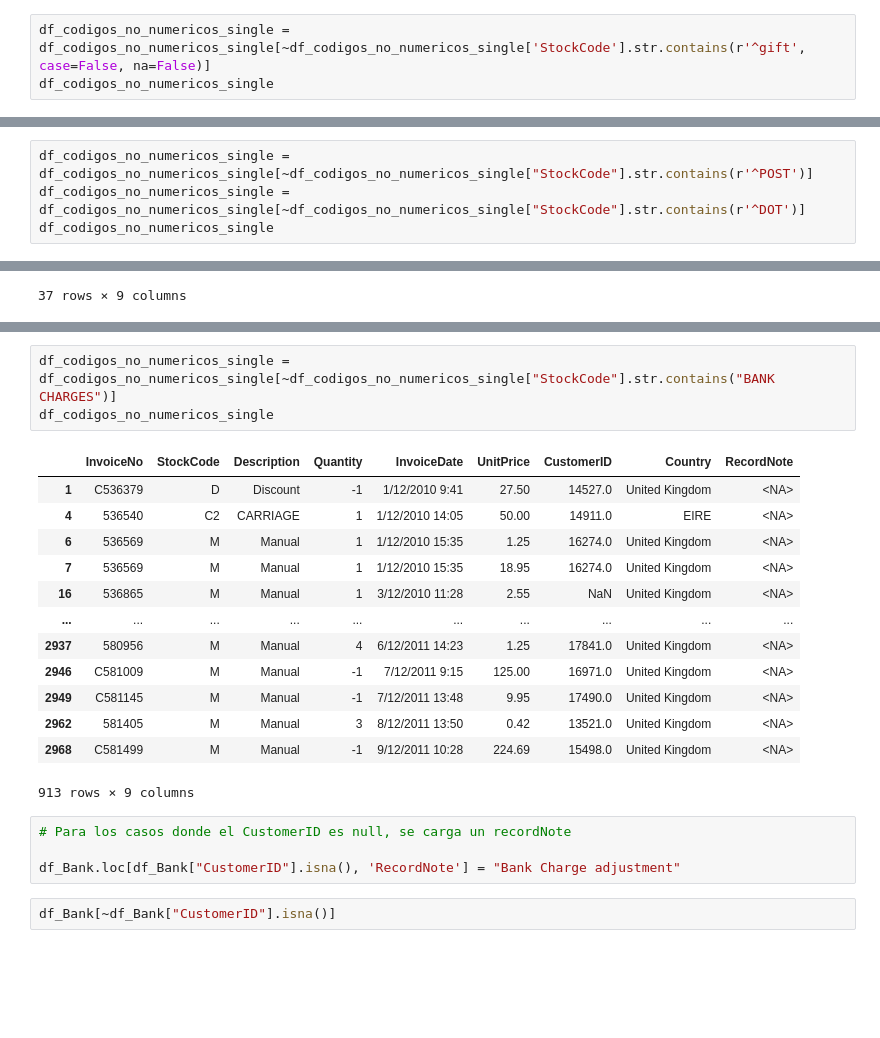
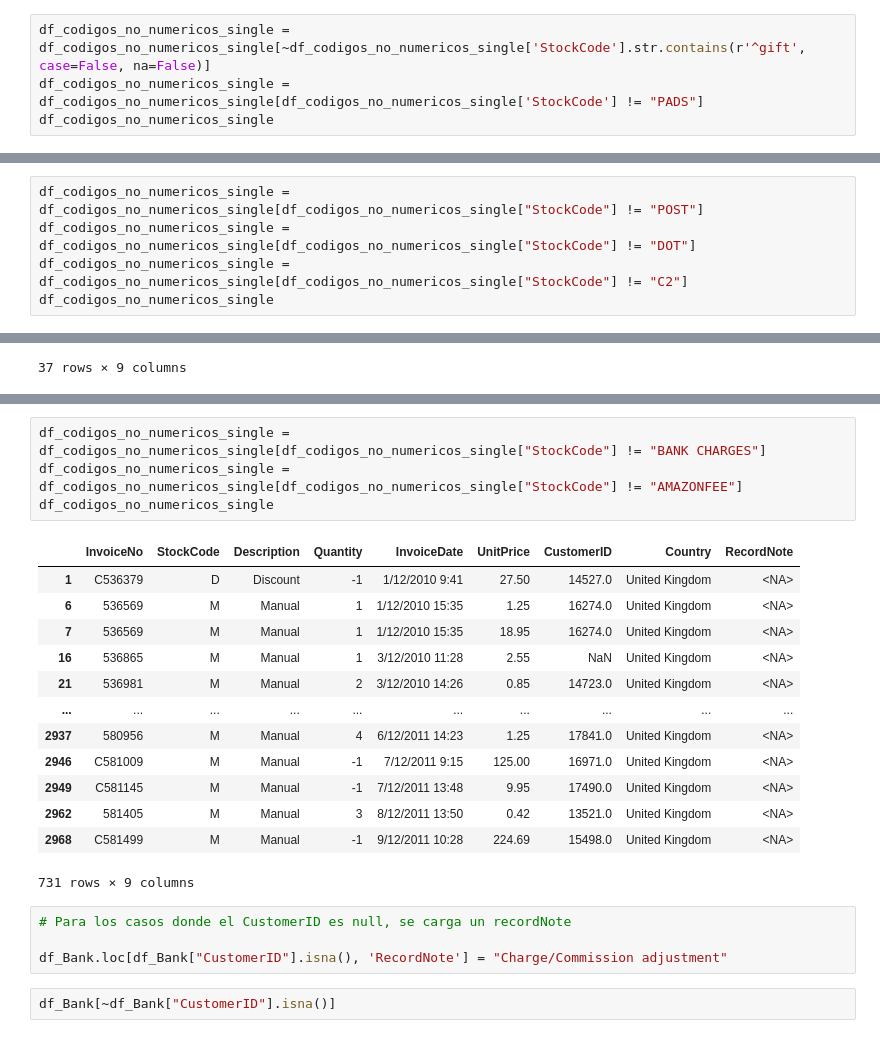
Before and after one commit to Vialesoft/Vialesoft_Devlab, a Jupyter notebook: Mini_Proyectos/ETL_Retail/Python ETL/main.ipynb, the cells around one changed output, grey strips where cells are left out. Saved outputs shown, nothing was run; the diff lists cells and outputs as text; blank space fills up the shorter version.

```diff
--- a/Mini_Proyectos/ETL_Retail/Python ETL/main.ipynb
+++ b/Mini_Proyectos/ETL_Retail/Python ETL/main.ipynb
@@ -747,5 +769,6 @@ df_Final = pd.concat([df_Final,
 # %%
 df_codigos_no_numericos_single = df_codigos_no_numericos_single[~df_codigos_no_numericos_single['StockCode'].str.contains(r'^gift', case=False, na=False)]
+df_codigos_no_numericos_single = df_codigos_no_numericos_single[df_codigos_no_numericos_single['StockCode'] != "PADS"]
 df_codigos_no_numericos_single
 # %% [output]
 |  | InvoiceNo | StockCode | Description | Quantity | InvoiceDate | UnitPrice | CustomerID | Country | RecordNote |
@@ -850,6 +897,7 @@ df_post
 # %%
-df_codigos_no_numericos_single = df_codigos_no_numericos_single[~df_codigos_no_numericos_single["StockCode"].str.contains(r'^POST')]
-df_codigos_no_numericos_single = df_codigos_no_numericos_single[~df_codigos_no_numericos_single["StockCode"].str.contains(r'^DOT')]
+df_codigos_no_numericos_single = df_codigos_no_numericos_single[df_codigos_no_numericos_single["StockCode"] != "POST"]
+df_codigos_no_numericos_single = df_codigos_no_numericos_single[df_codigos_no_numericos_single["StockCode"] != "DOT"]
+df_codigos_no_numericos_single = df_codigos_no_numericos_single[df_codigos_no_numericos_single["StockCode"] != "C2"]
 df_codigos_no_numericos_single
 # %% [output]
 |  | InvoiceNo | StockCode | Description | Quantity | InvoiceDate | UnitPrice | CustomerID | Country | RecordNote |
@@ -1044,24 +1112,25 @@ df_Bank
 # %%
-df_codigos_no_numericos_single = df_codigos_no_numericos_single[~df_codigos_no_numericos_single["StockCode"].str.contains("BANK CHARGES")]
+df_codigos_no_numericos_single = df_codigos_no_numericos_single[df_codigos_no_numericos_single["StockCode"] != "BANK CHARGES"]
+df_codigos_no_numericos_single = df_codigos_no_numericos_single[df_codigos_no_numericos_single["StockCode"] != "AMAZONFEE"]
 df_codigos_no_numericos_single
 # %% [output]
 |  | InvoiceNo | StockCode | Description | Quantity | InvoiceDate | UnitPrice | CustomerID | Country | RecordNote |
 | 1 | C536379 | D | Discount | -1 | 1/12/2010 9:41 | 27.50 | 14527.0 | United Kingdom | <NA> |
-| 4 | 536540 | C2 | CARRIAGE | 1 | 1/12/2010 14:05 | 50.00 | 14911.0 | EIRE | <NA> |
 | 6 | 536569 | M | Manual | 1 | 1/12/2010 15:35 | 1.25 | 16274.0 | United Kingdom | <NA> |
 | 7 | 536569 | M | Manual | 1 | 1/12/2010 15:35 | 18.95 | 16274.0 | United Kingdom | <NA> |
 | 16 | 536865 | M | Manual | 1 | 3/12/2010 11:28 | 2.55 | NaN | United Kingdom | <NA> |
+| 21 | 536981 | M | Manual | 2 | 3/12/2010 14:26 | 0.85 | 14723.0 | United Kingdom | <NA> |
 | ... | ... | ... | ... | ... | ... | ... | ... | ... | ... |
 | 2937 | 580956 | M | Manual | 4 | 6/12/2011 14:23 | 1.25 | 17841.0 | United Kingdom | <NA> |
 | 2946 | C581009 | M | Manual | -1 | 7/12/2011 9:15 | 125.00 | 16971.0 | United Kingdom | <NA> |
 | 2949 | C581145 | M | Manual | -1 | 7/12/2011 13:48 | 9.95 | 17490.0 | United Kingdom | <NA> |
 | 2962 | 581405 | M | Manual | 3 | 8/12/2011 13:50 | 0.42 | 13521.0 | United Kingdom | <NA> |
 | 2968 | C581499 | M | Manual | -1 | 9/12/2011 10:28 | 224.69 | 15498.0 | United Kingdom | <NA> |
-913 rows × 9 columns
+731 rows × 9 columns
 # %%
 # Para los casos donde el CustomerID es null, se carga un recordNote
 
-df_Bank.loc[df_Bank["CustomerID"].isna(), 'RecordNote'] = "Bank Charge adjustment"
+df_Bank.loc[df_Bank["CustomerID"].isna(), 'RecordNote'] = "Charge/Commission adjustment"
 # %%
 df_Bank[~df_Bank["CustomerID"].isna()]
 # %% [output]
```
Also changed, not shown: parts of 50 cells of this notebook.
